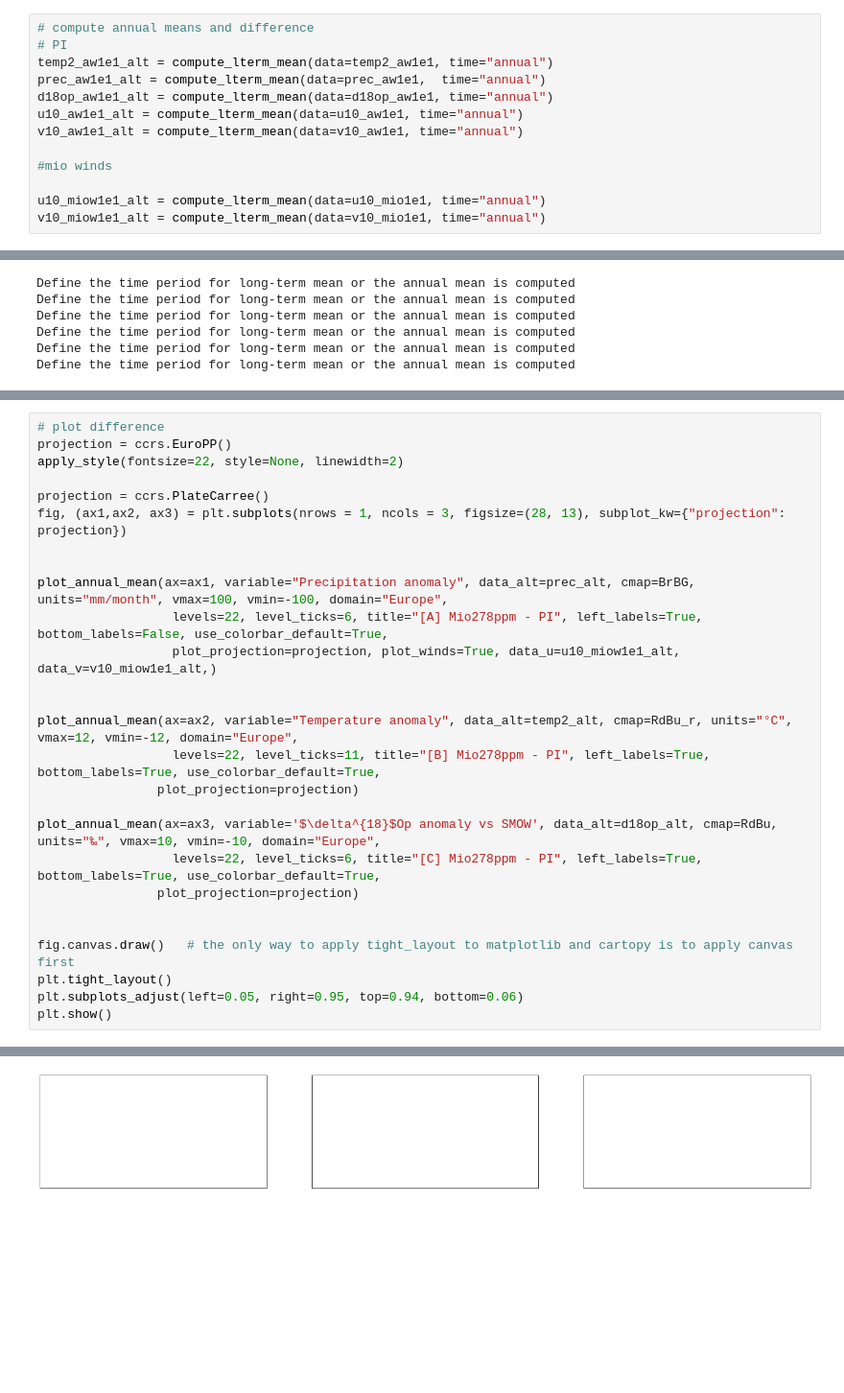
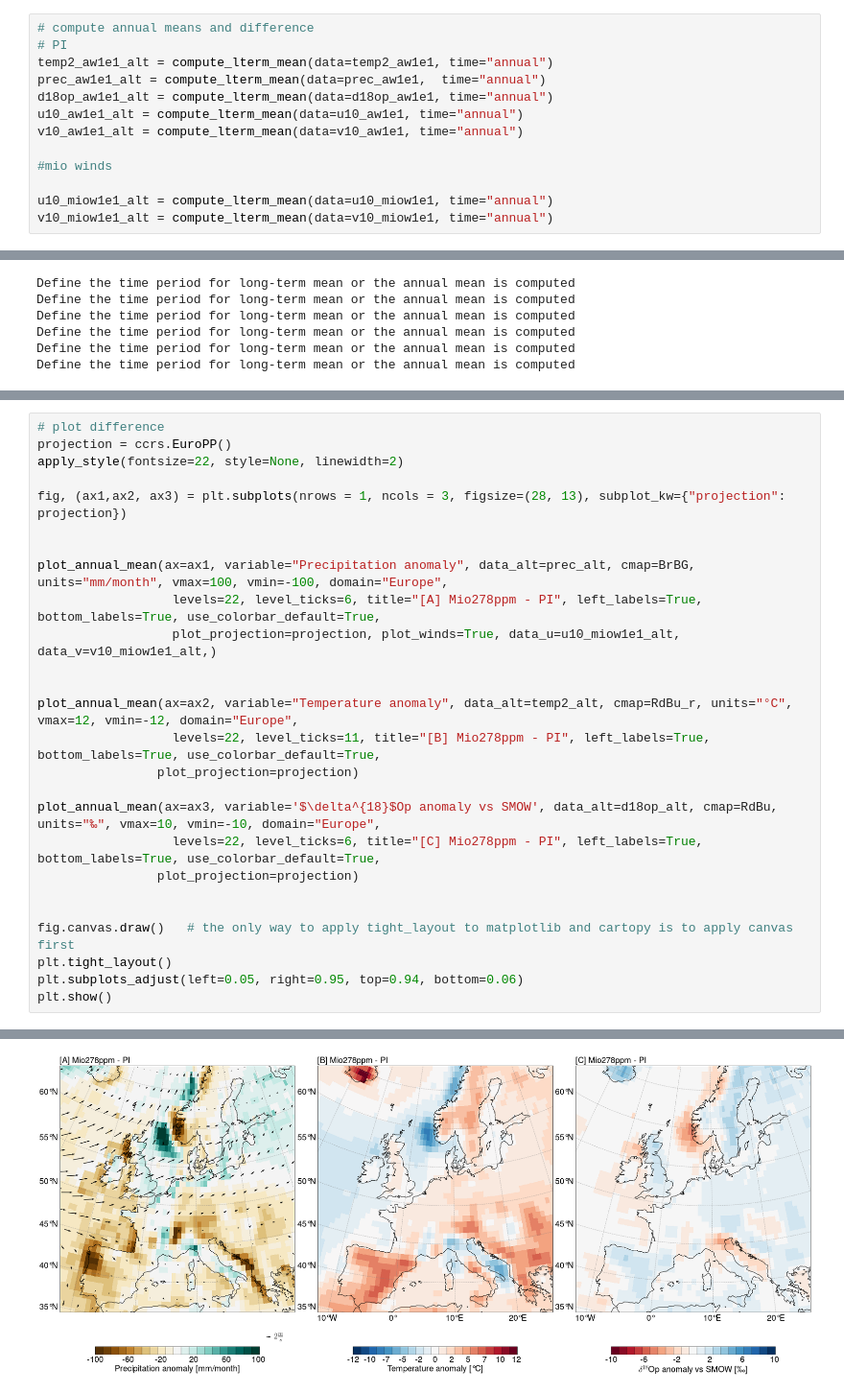
Before and after one commit to Dan-Boat/pyClimat, a Jupyter notebook: examples/Alps/Miocene/plot_anomaly.ipynb, the cells around one changed output, grey strips where cells are left out. Shown at 96% size. Drawn from its saved outputs; the diff is of its cells as text; blank space fills up the shorter version.

```diff
--- a/examples/Alps/Miocene/plot_anomaly.ipynb
+++ b/examples/Alps/Miocene/plot_anomaly.ipynb
@@ -52,8 +52,8 @@ v10_aw1e1_alt = compute_lterm_mean(data=v10_aw1e1, time="annual")
 
 #mio winds
 
-u10_miow1e1_alt = compute_lterm_mean(data=u10_mio1e1, time="annual")
-v10_miow1e1_alt = compute_lterm_mean(data=v10_mio1e1, time="annual")
+u10_miow1e1_alt = compute_lterm_mean(data=u10_miow1e1, time="annual")
+v10_miow1e1_alt = compute_lterm_mean(data=v10_miow1e1, time="annual")
 # %% [output]
 Define the time period for long-term mean or the annual mean is computed
 Define the time period for long-term mean or the annual mean is computed
@@ -108,12 +110,11 @@ The output would not be save on directory
 projection = ccrs.EuroPP()
 apply_style(fontsize=22, style=None, linewidth=2)
 
-projection = ccrs.PlateCarree()
 fig, (ax1,ax2, ax3) = plt.subplots(nrows = 1, ncols = 3, figsize=(28, 13), subplot_kw={"projection":  projection})
 
 
 plot_annual_mean(ax=ax1, variable="Precipitation anomaly", data_alt=prec_alt, cmap=BrBG, units="mm/month", vmax=100, vmin=-100, domain="Europe",
-                  levels=22, level_ticks=6, title="[A] Mio278ppm - PI", left_labels=True, bottom_labels=False, use_colorbar_default=True,
+                  levels=22, level_ticks=6, title="[A] Mio278ppm - PI", left_labels=True, bottom_labels=True, use_colorbar_default=True,
                   plot_projection=projection, plot_winds=True, data_u=u10_miow1e1_alt, data_v=v10_miow1e1_alt,)
 
 
@@ -135 +138 @@ NameError: name 'u10_miow1e1_alt' is not defined
-[figure, old version]
+[figure, new version]
```
Also changed, not shown: parts of 3 cells of this notebook.
